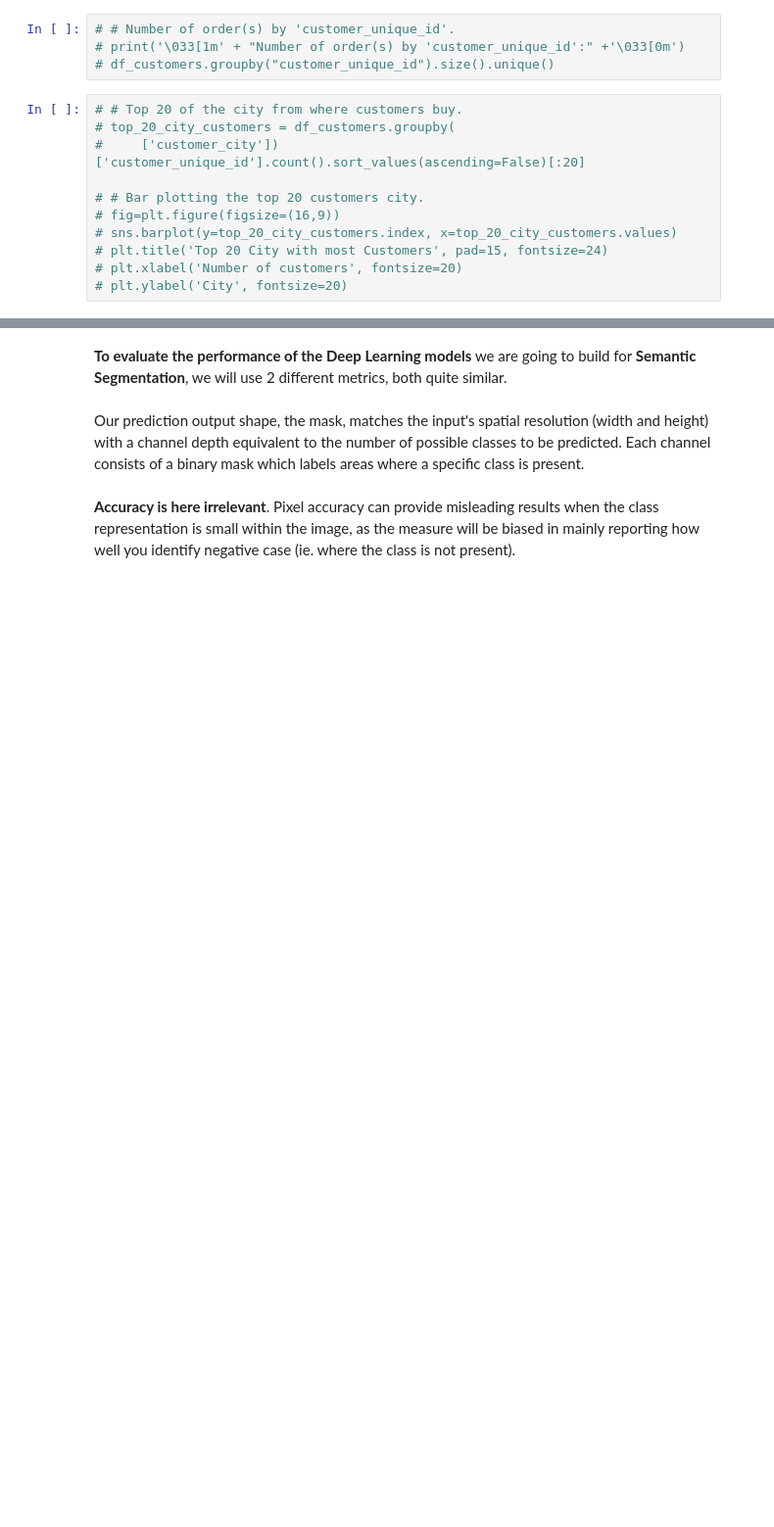
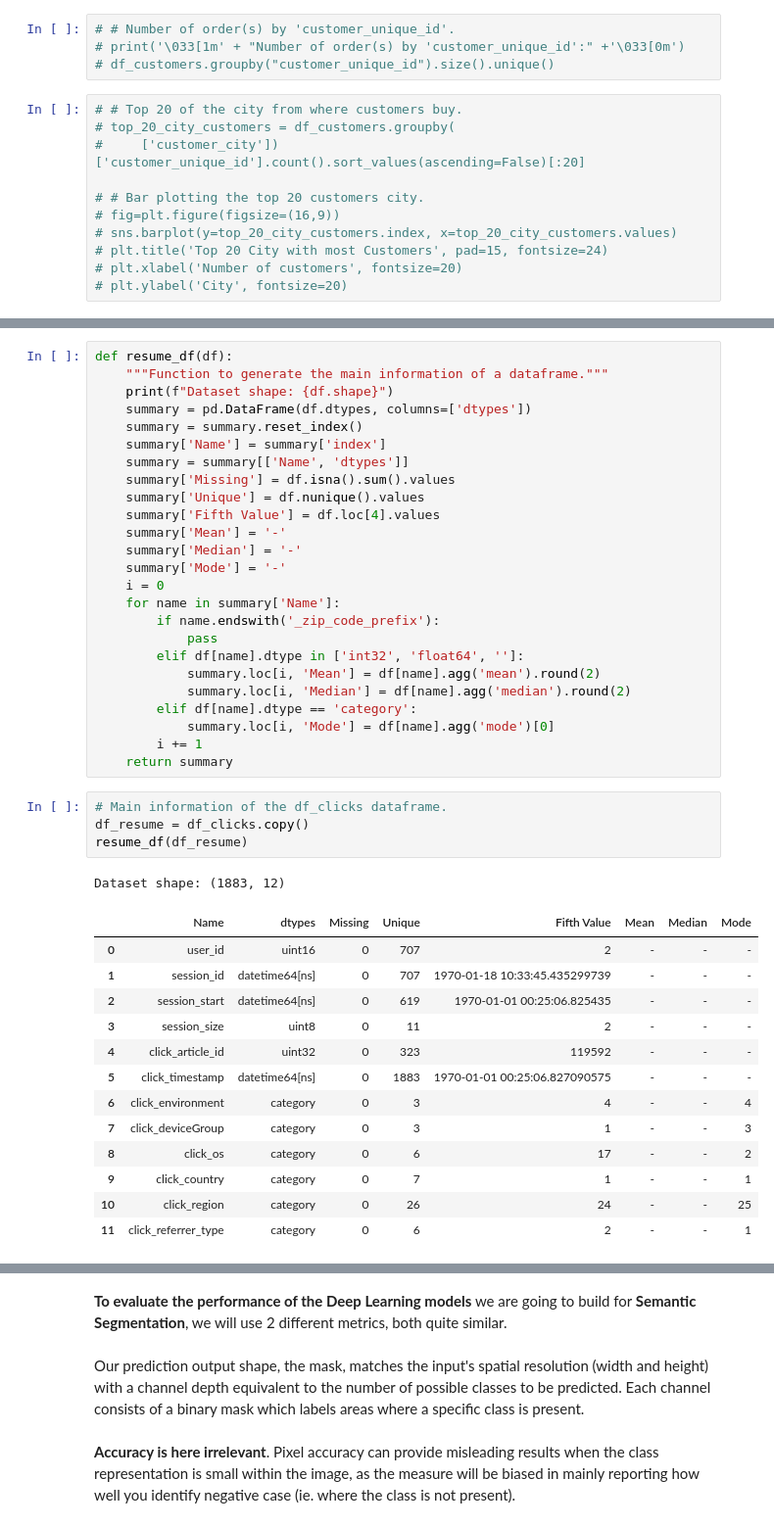
Before and after one commit to jfsubrini/ia-project9, a Jupyter notebook: Subrini_JeanFrancois_2_scripts_012023.ipynb, the cells around one changed output, grey strips where cells are left out. Shown: that part at 98% size. Saved outputs shown, nothing was run; the diff lists cells and outputs as text; blank space fills up the shorter version.

```diff
--- a/Subrini_JeanFrancois_2_scripts_012023.ipynb
+++ b/Subrini_JeanFrancois_2_scripts_012023.ipynb
@@ -312,0 +377,44 @@ Number of unique click_referrer_type: 6
+# %%
+def resume_df(df):
+    """Function to generate the main information of a dataframe."""
+    print(f"Dataset shape: {df.shape}")
+    summary = pd.DataFrame(df.dtypes, columns=['dtypes'])
+    summary = summary.reset_index()
+    summary['Name'] = summary['index']
+    summary = summary[['Name', 'dtypes']]
+    summary['Missing'] = df.isna().sum().values
+    summary['Unique'] = df.nunique().values
+    summary['Fifth Value'] = df.loc[4].values
+    summary['Mean'] = '-'
+    summary['Median'] = '-'
+    summary['Mode'] = '-'
+    i = 0
+    for name in summary['Name']:
+        if name.endswith('_zip_code_prefix'):
+            pass
+        elif df[name].dtype in ['int32', 'float64', '']:
+            summary.loc[i, 'Mean'] = df[name].agg('mean').round(2)
+            summary.loc[i, 'Median'] = df[name].agg('median').round(2)
+        elif df[name].dtype == 'category':
+            summary.loc[i, 'Mode'] = df[name].agg('mode')[0]
+        i += 1
+    return summary
+# %%
+# Main information of the df_clicks dataframe.
+df_resume = df_clicks.copy()
+resume_df(df_resume)
+# %% [output]
+Dataset shape: (1883, 12)
+|  | Name | dtypes | Missing | Unique | Fifth Value | Mean | Median | Mode |
+| 0 | user_id | uint16 | 0 | 707 | 2 | - | - | - |
+| 1 | session_id | datetime64[ns] | 0 | 707 | 1970-01-18 10:33:45.435299739 | - | - | - |
+| 2 | session_start | datetime64[ns] | 0 | 619 | 1970-01-01 00:25:06.825435 | - | - | - |
+| 3 | session_size | uint8 | 0 | 11 | 2 | - | - | - |
+| 4 | click_article_id | uint32 | 0 | 323 | 119592 | - | - | - |
+| 5 | click_timestamp | datetime64[ns] | 0 | 1883 | 1970-01-01 00:25:06.827090575 | - | - | - |
+| 6 | click_environment | category | 0 | 3 | 4 | - | - | 4 |
+| 7 | click_deviceGroup | category | 0 | 3 | 1 | - | - | 3 |
+| 8 | click_os | category | 0 | 6 | 17 | - | - | 2 |
+| 9 | click_country | category | 0 | 7 | 1 | - | - | 1 |
+| 10 | click_region | category | 0 | 26 | 24 | - | - | 25 |
+| 11 | click_referrer_type | category | 0 | 6 | 2 | - | - | 1 |
```
Also changed, not shown: parts of 93 cells of this notebook.
